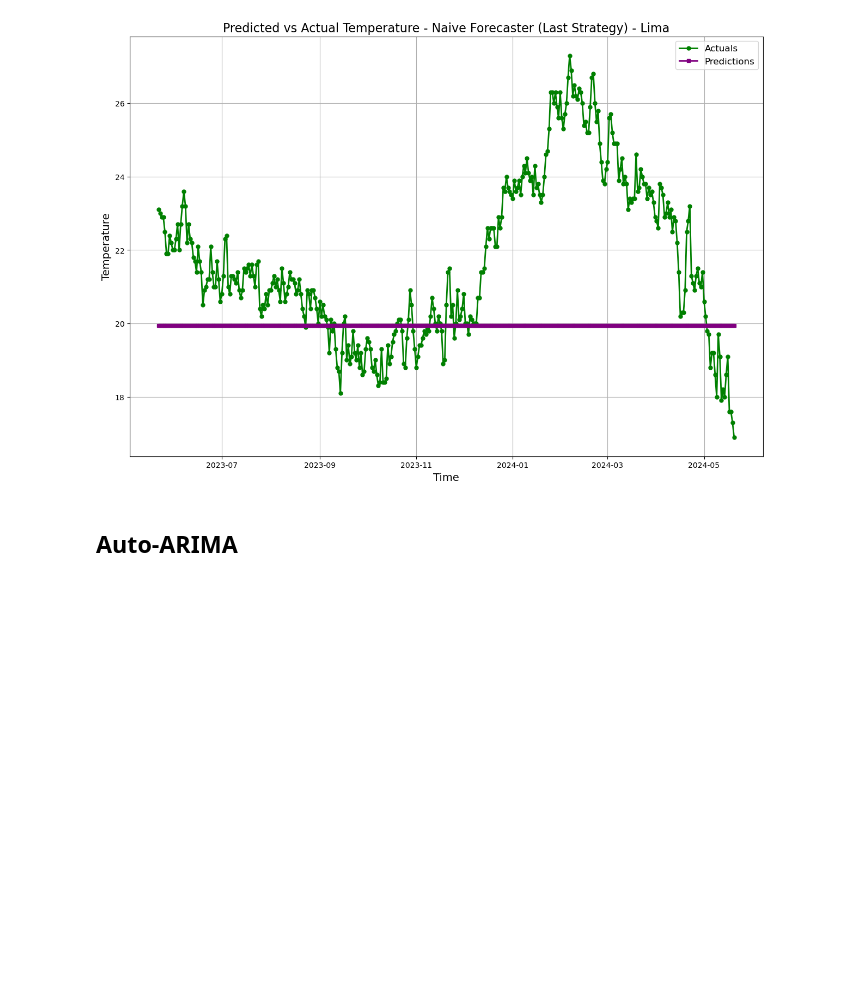
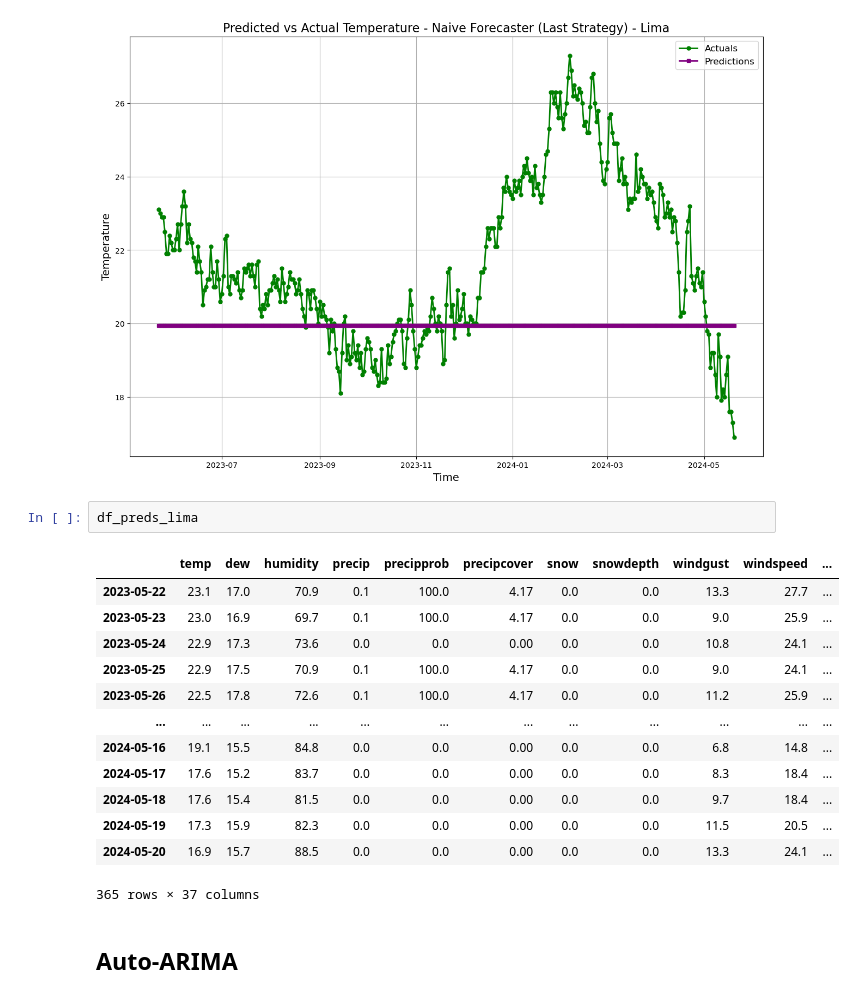
Before and after one commit to nicolaelisabetarosca/weather-prediction, a Jupyter notebook: Lima Modelling Comparative Study.ipynb, the cells around one changed output. Drawn from its saved outputs; the diff is of its cells as text; blank space fills up the shorter version.

```diff
--- a/Lima Modelling Comparative Study.ipynb
+++ b/Lima Modelling Comparative Study.ipynb
@@ -653,6 +655,22 @@ plt.legend(fontsize=12)
 plt.show()
 # %% [output]
 [figure]
+# %%
+df_preds_lima
+# %% [output]
+|  | temp | dew | humidity | precip | precipprob | precipcover | snow | snowdepth | windgust | windspeed | ... |
+| 2023-05-22 | 23.1 | 17.0 | 70.9 | 0.1 | 100.0 | 4.17 | 0.0 | 0.0 | 13.3 | 27.7 | ... |
+| 2023-05-23 | 23.0 | 16.9 | 69.7 | 0.1 | 100.0 | 4.17 | 0.0 | 0.0 | 9.0 | 25.9 | ... |
+| 2023-05-24 | 22.9 | 17.3 | 73.6 | 0.0 | 0.0 | 0.00 | 0.0 | 0.0 | 10.8 | 24.1 | ... |
+| 2023-05-25 | 22.9 | 17.5 | 70.9 | 0.1 | 100.0 | 4.17 | 0.0 | 0.0 | 9.0 | 24.1 | ... |
+| 2023-05-26 | 22.5 | 17.8 | 72.6 | 0.1 | 100.0 | 4.17 | 0.0 | 0.0 | 11.2 | 25.9 | ... |
+| ... | ... | ... | ... | ... | ... | ... | ... | ... | ... | ... | ... |
+| 2024-05-16 | 19.1 | 15.5 | 84.8 | 0.0 | 0.0 | 0.00 | 0.0 | 0.0 | 6.8 | 14.8 | ... |
+| 2024-05-17 | 17.6 | 15.2 | 83.7 | 0.0 | 0.0 | 0.00 | 0.0 | 0.0 | 8.3 | 18.4 | ... |
+| 2024-05-18 | 17.6 | 15.4 | 81.5 | 0.0 | 0.0 | 0.00 | 0.0 | 0.0 | 9.7 | 18.4 | ... |
+| 2024-05-19 | 17.3 | 15.9 | 82.3 | 0.0 | 0.0 | 0.00 | 0.0 | 0.0 | 11.5 | 20.5 | ... |
+| 2024-05-20 | 16.9 | 15.7 | 88.5 | 0.0 | 0.0 | 0.00 | 0.0 | 0.0 | 13.3 | 24.1 | ... |
+365 rows × 37 columns
 # %% [markdown]
 ## Auto-ARIMA
 # %%
```
Also changed, not shown: parts of 38 cells of this notebook, 20 other files.
